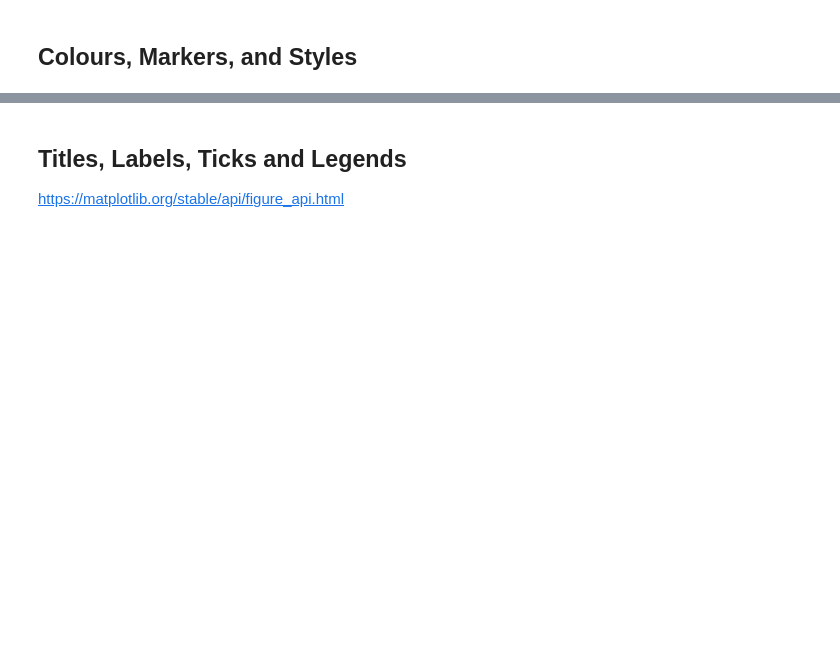
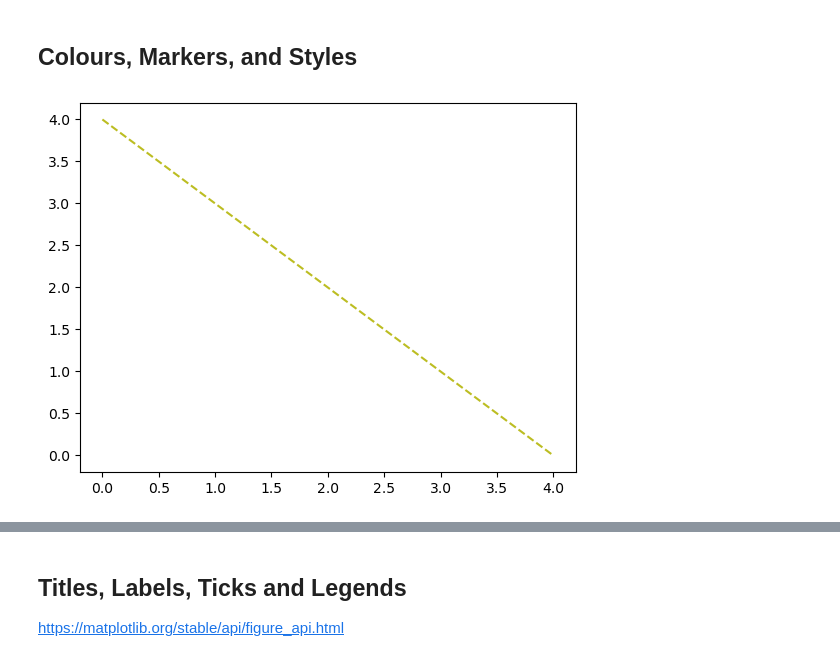
Before and after one commit to rezabmirzaei/python-bootcamp, a Jupyter notebook: Lesson 15/4.3 Creating Graphs - matplotlib.ipynb, the cells around one changed output, grey strips where cells are left out. Saved outputs shown, nothing was run; the diff lists cells and outputs as text; code cells hidden in the pictures; blank space fills up the shorter version.

```diff
--- a/Lesson 15/4.3 Creating Graphs - matplotlib.ipynb
+++ b/Lesson 15/4.3 Creating Graphs - matplotlib.ipynb
@@ -92,11 +110,14 @@ y = [4, 3, 2, 1, 0]
 # %%
 # Set style and color
 # https://matplotlib.org/stable/gallery/color/named_colors.html
 
 fig = plt.figure()
 ax = fig.subplots()
-ax.plot(x, y, linestyle=":", color="r")
-#ax.plot(x, y, linestyle="--", color="tab:olive")
+#ax.plot(x, y, linestyle=":", color="r")
+ax.plot(x, y, linestyle="--", color="tab:olive")
+plt.show()
+# %% [output]
+[figure, added]
 # %%
 # Mark every data point
 
```
Also changed, not shown: parts of 11 cells of this notebook, 1 other file.
